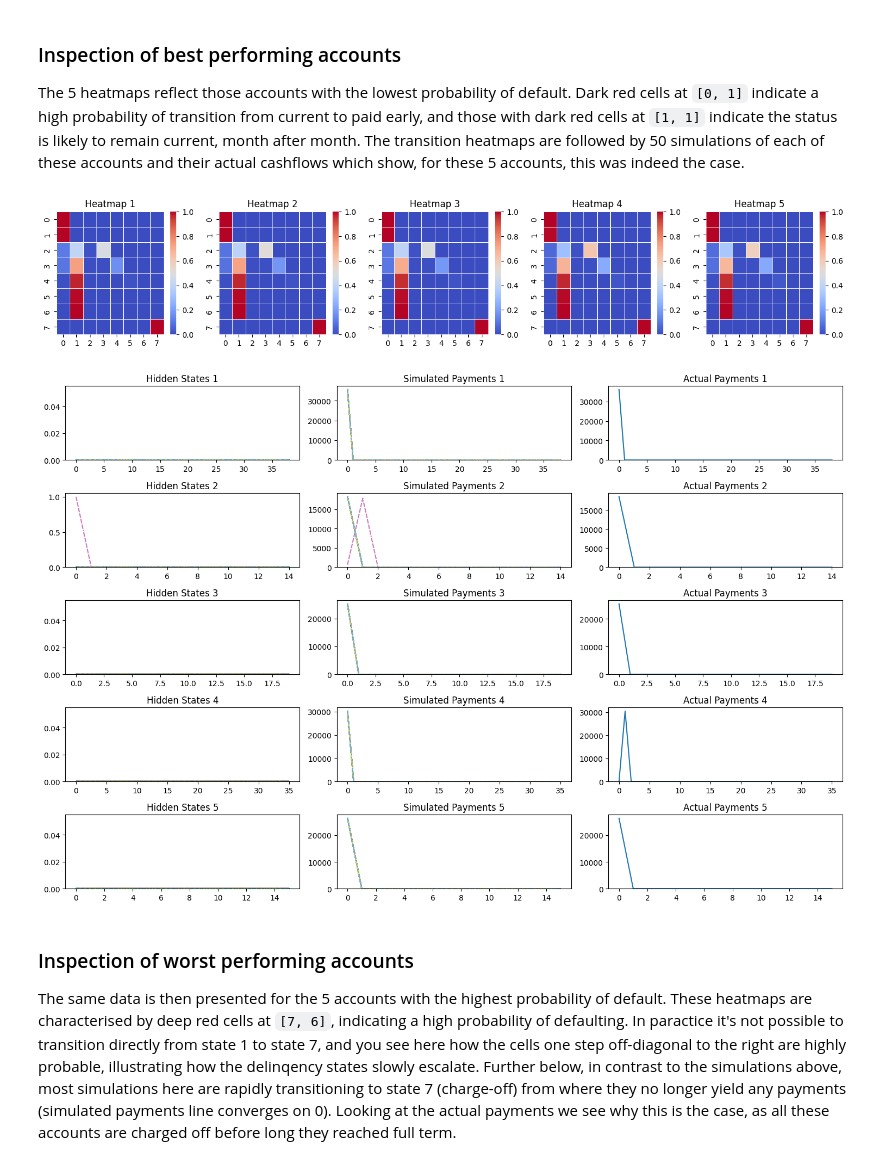
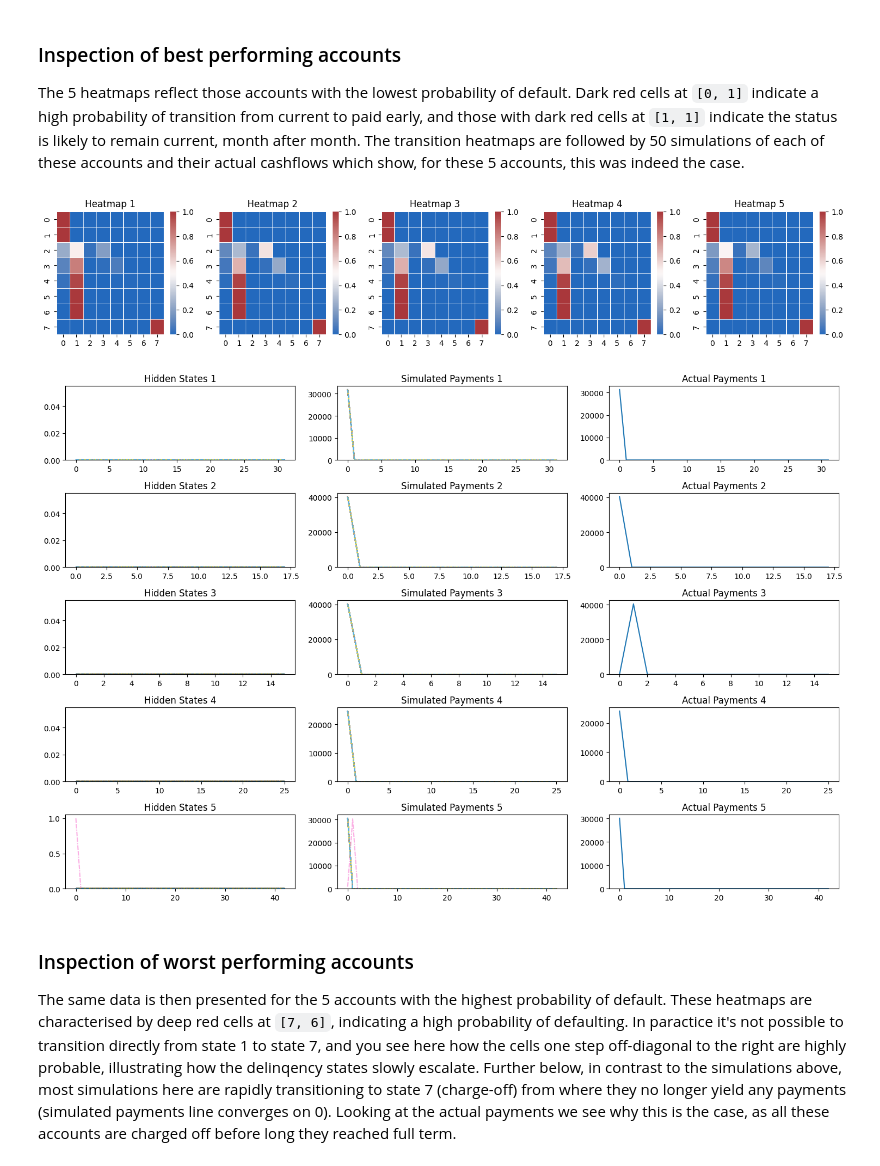
Before and after one commit to warner121/monteloanco, a Jupyter notebook: 04_inspect.ipynb, the cells around one changed output. Cells and saved outputs as stored; diff of their text form; code cells hidden in the pictures.

Commit message:
retrain with less observation variance and profit coloured pd distribution

```diff
--- a/04_inspect.ipynb
+++ b/04_inspect.ipynb
@@ -88,2 +83,16 @@ sns.displot(logit(df_tmat.score), kind='hist')
 # %%
 df_tmat.drop(['tmat', 'tmat_prior'], axis=1).to_json('scoring.jsonl.gz', orient='records', lines=True)
+# %%
+df_tmat.loc[df_tmat['n_report_d']>=60, 'gross_profit'] = df_tmat['total_pre_chargeoff'] - df_tmat['loan_amnt']
+df_tmat["logit_score"] = logit(df_tmat["score"])
+df_tmat["gross_profit_bin"] = pd.cut(df_tmat["gross_profit"], bins=20)
+
+sns.displot(
+    data=df_tmat,
+    x="logit_score",
+    hue="gross_profit_bin",
+    kind="hist",
+    palette="vlag_r",
+    height=5,
+    aspect=1.5
+)
@@ -98,19 +110,19 @@ df_tmat_head = df_tmat.sort_values('score').head(5)
 # %%
 def plot_tmat(df_tmat, df_tmat_delta=None):
 
     fig, axes = plt.subplots(1, 5, figsize=(15, 3))
     for i, ax in enumerate(axes):
         np_tmat = df_tmat.iloc[i].tmat.cpu().detach().numpy()
         if isinstance(df_tmat_delta, pd.DataFrame):
             np_tmat = np_tmat - df_tmat_delta.iloc[i].tmat.cpu().detach().numpy()
-        sns.heatmap(np_tmat, ax=ax, linewidth=0.5, cmap='coolwarm')
+        sns.heatmap(np_tmat, ax=ax, linewidth=0.5, cmap='vlag')
         ax.set_title(f"Heatmap {i+1}")
     plt.tight_layout()
     plt.show()
 
 plot_tmat(df_tmat_head)
 # %% [output]
-[figure, old version]
+[figure, new version]
 # %%
 loan = df_tmat.iloc[0]
 hidden_states, sim_pymnts, interest_paid, principal_paid = model(
@@ -149,7 +161,7 @@ def plot_payments(df_tmat):
 
 plot_payments(df_tmat_head)
 # %% [output]
-[figure, old version]
+[figure, new version]
 # %% [markdown]
 ### Inspection of worst performing accounts
 
```
Also changed, not shown: parts of 5 cells of this notebook, 3 other files.
